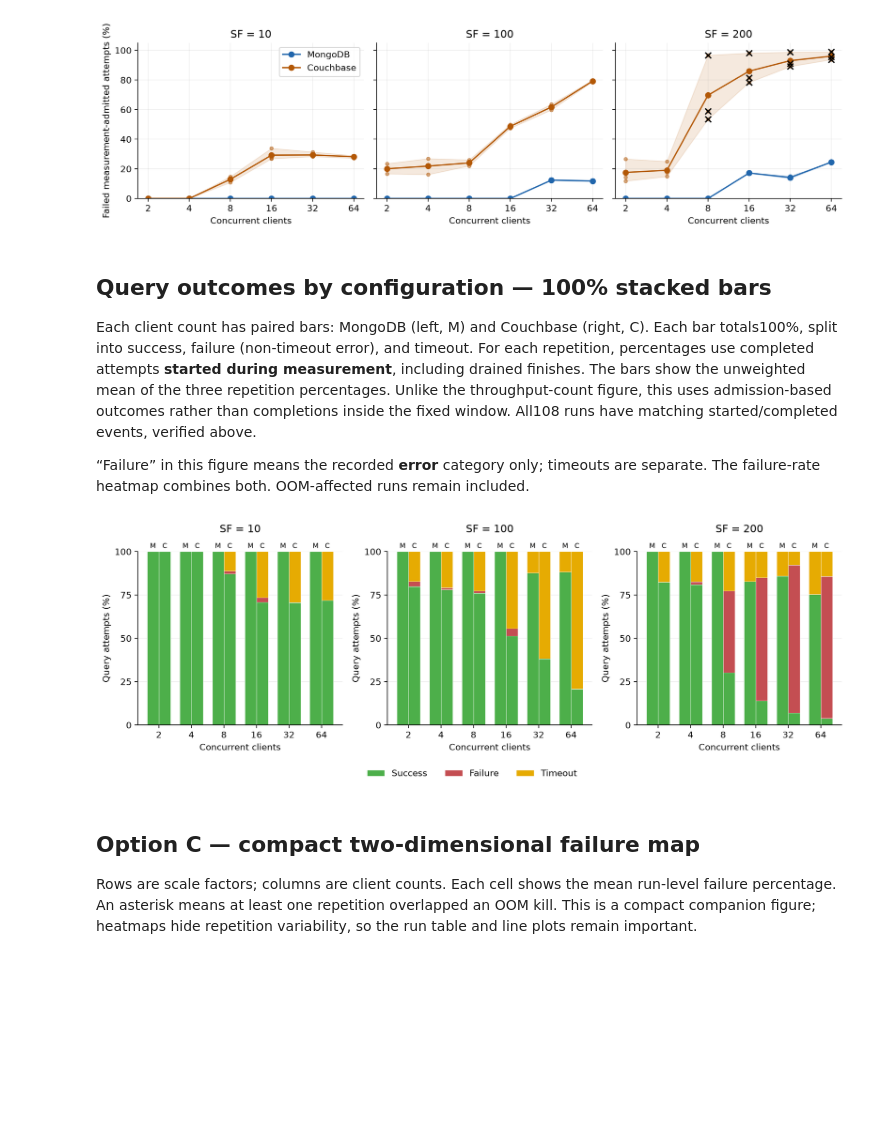
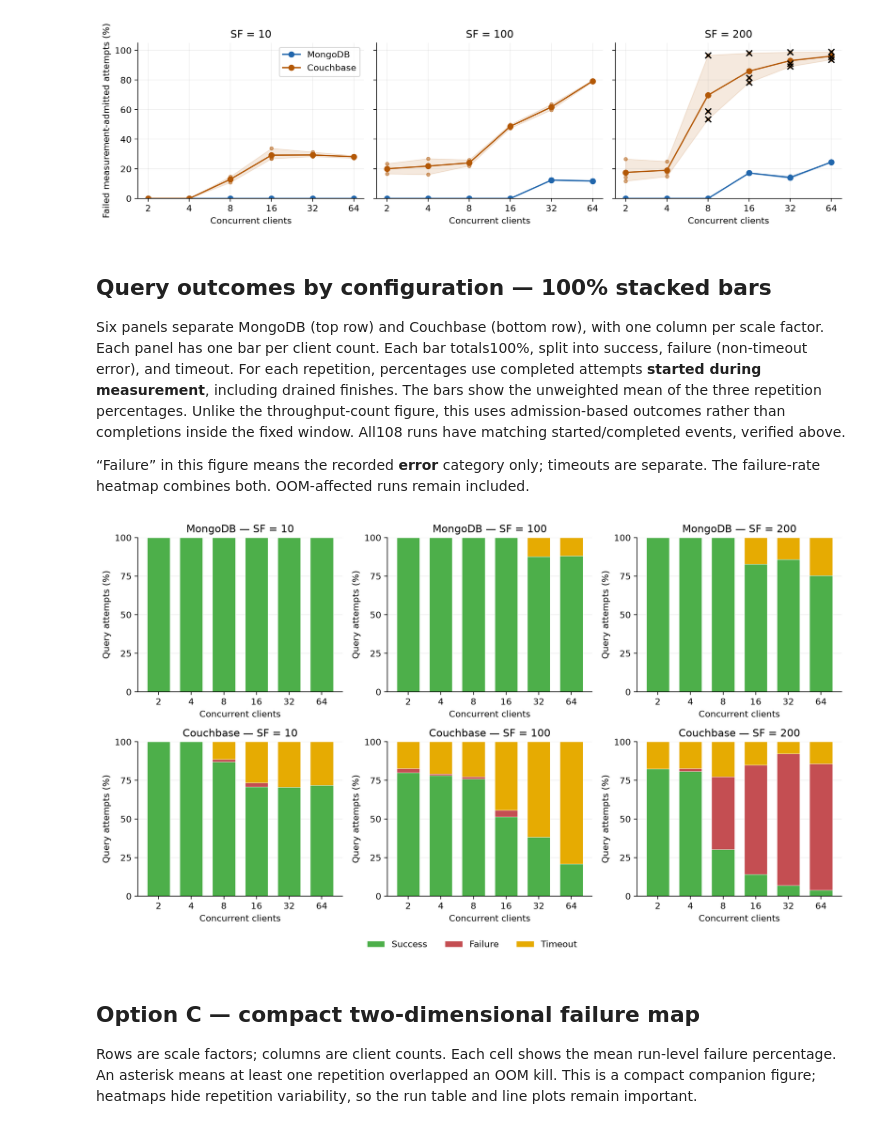
Before and after one commit to zeNightshade/JSONBench, a Jupyter notebook: notebooks/ec2_large_analysis.ipynb, the cells around one changed output. Cells and saved outputs as stored; diff of their text form; code cells hidden in the pictures; blank space fills up the shorter version.

Commit message:
Split outcome charts into database rows and scale-factor columns

```diff
--- a/notebooks/ec2_large_analysis.ipynb
+++ b/notebooks/ec2_large_analysis.ipynb
@@ -162,44 +162,42 @@ axes[0].legend(); fig.tight_layout(); save(fig, "failures_by_clients")
 # %% [markdown]
 ## Query outcomes by configuration — 100% stacked bars
 
-Each client count has paired bars: MongoDB (left, M) and Couchbase (right, C). Each bar totals100%, split into success, failure (non-timeout error), and timeout. For each repetition, percentages use completed attempts **started during measurement**, including drained finishes. The bars show the unweighted mean of the three repetition percentages. Unlike the throughput-count figure, this uses admission-based outcomes rather than completions inside the fixed window. All108 runs have matching started/completed events, verified above.
+Six panels separate MongoDB (top row) and Couchbase (bottom row), with one column per scale factor. Each panel has one bar per client count. Each bar totals100%, split into success, failure (non-timeout error), and timeout. For each repetition, percentages use completed attempts **started during measurement**, including drained finishes. The bars show the unweighted mean of the three repetition percentages. Unlike the throughput-count figure, this uses admission-based outcomes rather than completions inside the fixed window. All108 runs have matching started/completed events, verified above.
 
 “Failure” in this figure means the recorded **error** category only; timeouts are separate. The failure-rate heatmap combines both. OOM-affected runs remain included.
 # %%
 outcome_columns = {"Success": "successes", "Failure": "errors", "Timeout": "timeouts"}
 outcome_colors = {"Success": "#4daf4a", "Failure": "#c44e52", "Timeout": "#e6ab02"}
 percentages = runs[["backend", "sf", "clients", "repetition", "admitted"]].copy()
 for label, column in outcome_columns.items():
     percentages[label] = 100 * runs[column] / runs.admitted
 assert np.allclose(percentages[list(outcome_columns)].sum(axis=1), 100)
 outcomes = percentages.groupby(["backend", "sf", "clients"])[list(outcome_columns)].mean()
 outcomes.to_csv(OUT / "outcome_percentages.csv")
-fig, axes = plt.subplots(1, 3, figsize=(12, 4.3), sharey=True)
-x = np.arange(len(CLIENTS)); width = .36
-for ax, sf in zip(axes, SCALES):
-    for j, backend in enumerate(COLORS):
+fig, axes = plt.subplots(2, 3, figsize=(12, 7), sharex=True, sharey=True)
+x = np.arange(len(CLIENTS))
+for i, backend in enumerate(COLORS):
+    for j, sf in enumerate(SCALES):
+        ax = axes[i, j]
         values = outcomes.loc[(backend, sf)].reindex(CLIENTS)
-        positions = x + (j - .5) * width
         bottom = np.zeros(len(CLIENTS))
         for label, color in outcome_colors.items():
             heights = values[label].to_numpy()
-            ax.bar(positions, heights, width, bottom=bottom, color=color,
-                   edgecolor="white", linewidth=.4,
-                   label=label if j == 0 else None)
+            ax.bar(x, heights, .7, bottom=bottom, color=color,
+                   edgecolor="white", linewidth=.4, label=label)
             bottom += heights
-        for pos in positions:
-            ax.text(pos, 102, "M" if backend == "mongodb" else "C", ha="center", fontsize=8)
-    ax.set_title(f"SF = {sf}", pad=22)
-    ax.set_xticks(x, labels=CLIENTS); ax.set_xlabel("Concurrent clients")
-    ax.set_ylabel("Query attempts (%)")
-    ax.set_ylim(0, 100); ax.set_yticks([0, 25, 50, 75, 100])
-    ax.tick_params(axis="y", labelleft=True)
-    ax.grid(axis="y", alpha=.2); ax.set_axisbelow(True)
-fig.legend(*axes[0].get_legend_handles_labels(), loc="lower center", ncol=3,
+        ax.set_title(f"{LABELS[backend]} — SF = {sf}")
+        ax.set_xticks(x, labels=CLIENTS)
+        ax.set_xlabel("Concurrent clients")
+        ax.set_ylabel("Query attempts (%)")
+        ax.set_ylim(0, 100); ax.set_yticks([0, 25, 50, 75, 100])
+        ax.tick_params(axis="both", labelleft=True, labelbottom=True)
+        ax.grid(axis="y", alpha=.2); ax.set_axisbelow(True)
+fig.legend(*axes[0, 0].get_legend_handles_labels(), loc="lower center", ncol=3,
            bbox_to_anchor=(.5, 0), frameon=False)
-fig.tight_layout(rect=(0,.09,1,1)); save(fig, "query_outcomes_normalized")
+fig.tight_layout(rect=(0,.055,1,1)); save(fig, "query_outcomes_normalized")
 # %% [output]
-[figure, old version]
+[figure, new version]
 # %% [markdown]
 ## Option C — compact two-dimensional failure map
 
```
Also changed, not shown: 1 other file.
